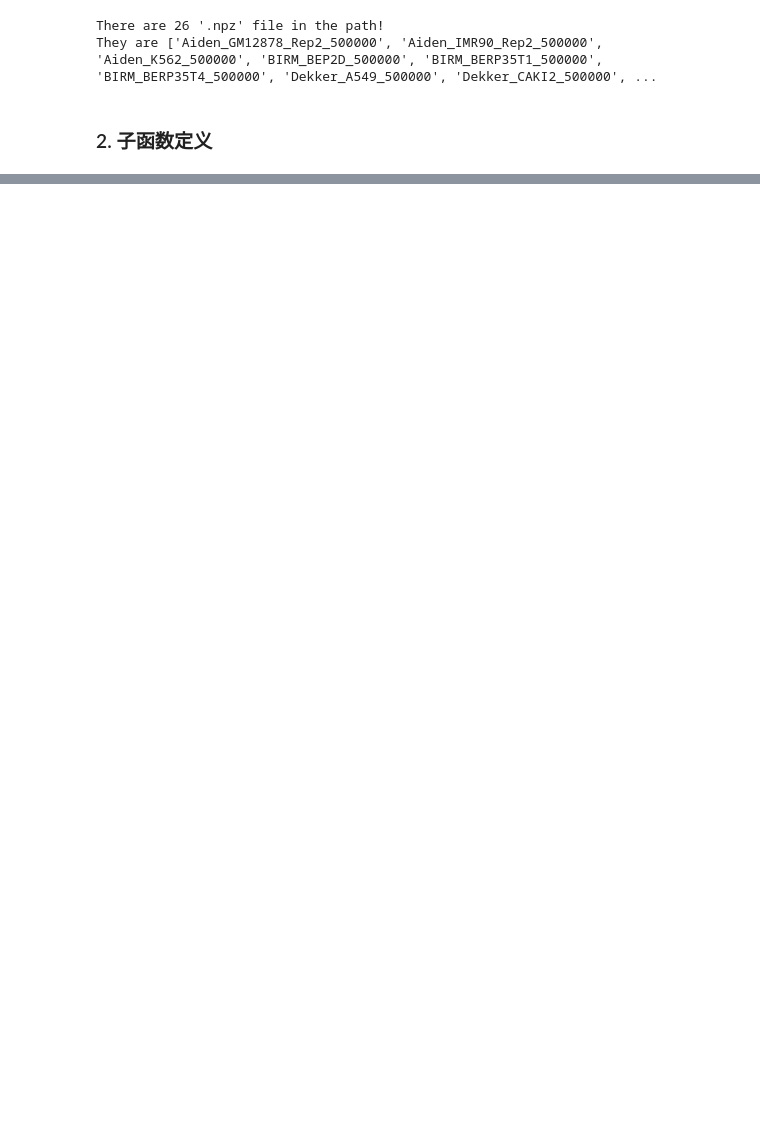
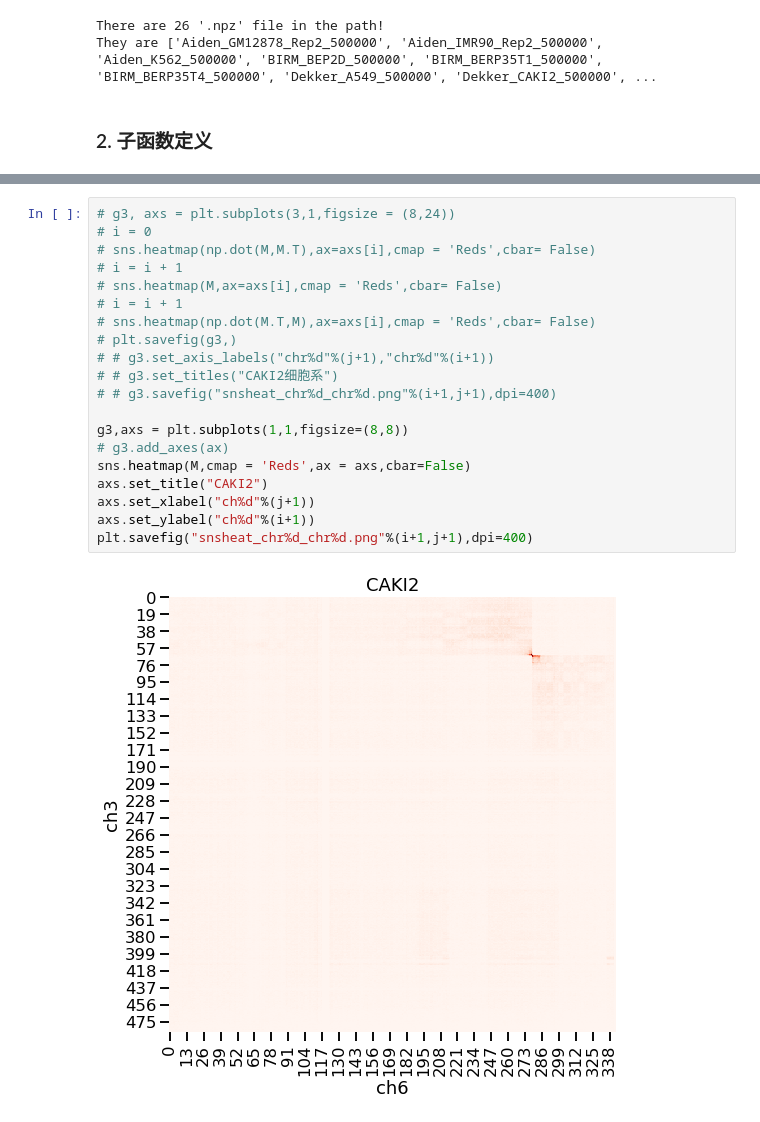
Before and after one commit to dtzxyangq/HiC_translocation_test, a Jupyter notebook: Code/note/HiC_SpectralTrans.ipynb, the cells around one changed output, grey strips where cells are left out. Saved outputs shown, nothing was run; the diff lists cells and outputs as text; blank space fills up the shorter version.

```diff
--- a/Code/note/HiC_SpectralTrans.ipynb
+++ b/Code/note/HiC_SpectralTrans.ipynb
@@ -153,0 +296,22 @@ print(energy_L,out)
+# %%
+# g3, axs = plt.subplots(3,1,figsize = (8,24))
+# i = 0
+# sns.heatmap(np.dot(M,M.T),ax=axs[i],cmap = 'Reds',cbar= False)
+# i = i + 1
+# sns.heatmap(M,ax=axs[i],cmap = 'Reds',cbar= False)
+# i = i + 1
+# sns.heatmap(np.dot(M.T,M),ax=axs[i],cmap = 'Reds',cbar= False)
+# plt.savefig(g3,)
+# # g3.set_axis_labels("chr%d"%(j+1),"chr%d"%(i+1))
+# # g3.set_titles("CAKI2细胞系")
+# # g3.savefig("snsheat_chr%d_chr%d.png"%(i+1,j+1),dpi=400)
+
+g3,axs = plt.subplots(1,1,figsize=(8,8))
+# g3.add_axes(ax)
+sns.heatmap(M,cmap = 'Reds',ax = axs,cbar=False)
+axs.set_title("CAKI2")
+axs.set_xlabel("ch%d"%(j+1))
+axs.set_ylabel("ch%d"%(i+1))
+plt.savefig("snsheat_chr%d_chr%d.png"%(i+1,j+1),dpi=400)
+# %% [output]
+[figure, added]
```
Also changed, not shown: parts of 17 cells of this notebook.
